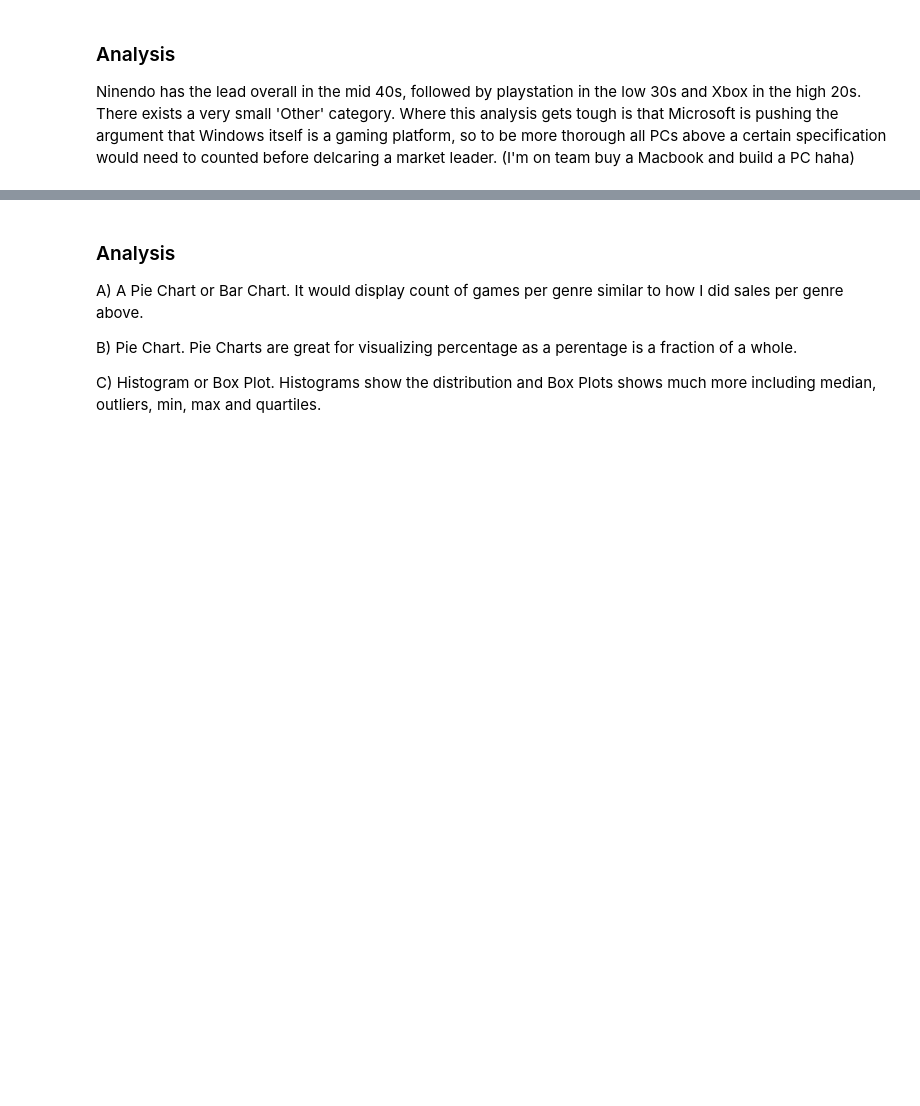
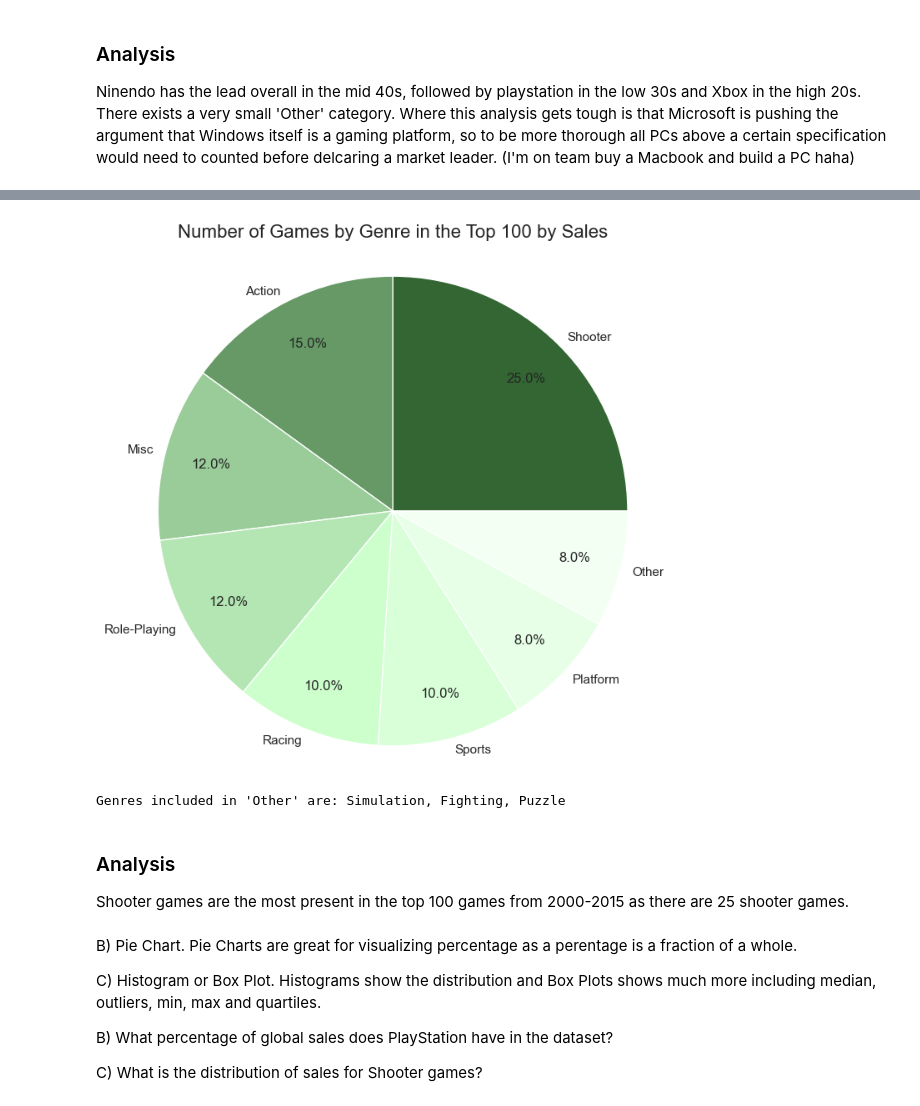
Before and after one commit to dtoshm/data_project_six, a Jupyter notebook: game_sales_analysis.ipynb, the cells around one changed output, grey strips where cells are left out. Cells and saved outputs as stored; diff of their text form; code cells hidden in the pictures; blank space fills up the shorter version.

```diff
--- a/game_sales_analysis.ipynb
+++ b/game_sales_analysis.ipynb
@@ -191,8 +207,35 @@ C) What is the distribution of sales for Shooter games?
+# %%
+# Calculation
+top_100_games = games.sort_values('Global_Sales', ascending=False).head(100)
+games_by_genre = top_100_games.groupby('Genre')['Name'].count().sort_values(ascending=False)
+total_games = games_by_genre.sum()
+threshold = 0.05 * total_games
+genres_below_threshold = games_by_genre[games_by_genre < threshold].index.tolist()
+other_games = games_by_genre[genres_below_threshold].sum()
+games_by_genre = games_by_genre[games_by_genre >= threshold]
+games_by_genre['Other'] = other_games
+
+# Graph
+colors = ['#336633', '#669966', '#99CC99', '#B3E6B3', '#CCFFCC', '#D9FFD9', '#E6FFE6', '#F2FFF2', '#F9FFF9', '#FCFFFC']
+plt.figure(figsize=(8, 8))
+plt.pie(games_by_genre, labels=games_by_genre.index, autopct='%1.1f%%', colors=colors, pctdistance=0.8, labeldistance=1.05)
+plt.title('Number of Games by Genre in the Top 100 by Sales', fontsize=16, y=1.02)
+plt.axis('equal')
+plt.show()
+print(f"Genres included in 'Other' are: {', '.join(genres_below_threshold)}")
+# %% [output]
+[figure, added]
+Genres included in 'Other' are: Simulation, Fighting, Puzzle
+# %% [markdown]
+### Analysis
+Shooter games are the most present in the top 100 games from 2000-2015 as there are 25 shooter games.
 # %% [markdown]
-### Analysis
-
-A) A Pie Chart or Bar Chart. It would display count of games per genre similar to how I did sales per genre above.
 
 B) Pie Chart. Pie Charts are great for visualizing percentage as a perentage is a fraction of a whole.
 
 C) Histogram or Box Plot. Histograms show the distribution and Box Plots shows much more including median, outliers, min, max and quartiles.
+
+
+B) What percentage of global sales does PlayStation have in the dataset?
+
+C) What is the distribution of sales for Shooter games?
```
Also changed, not shown: parts of 8 cells of this notebook.
